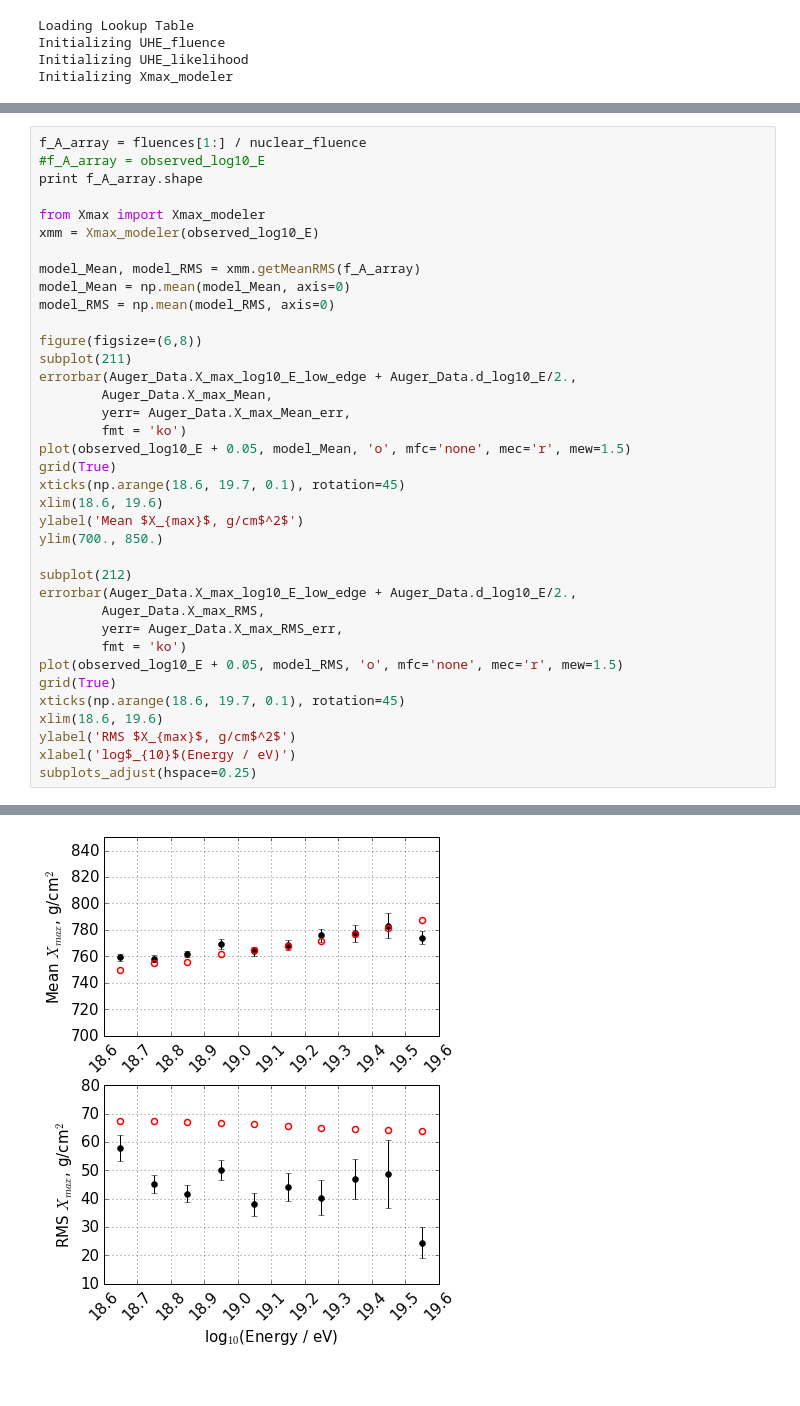
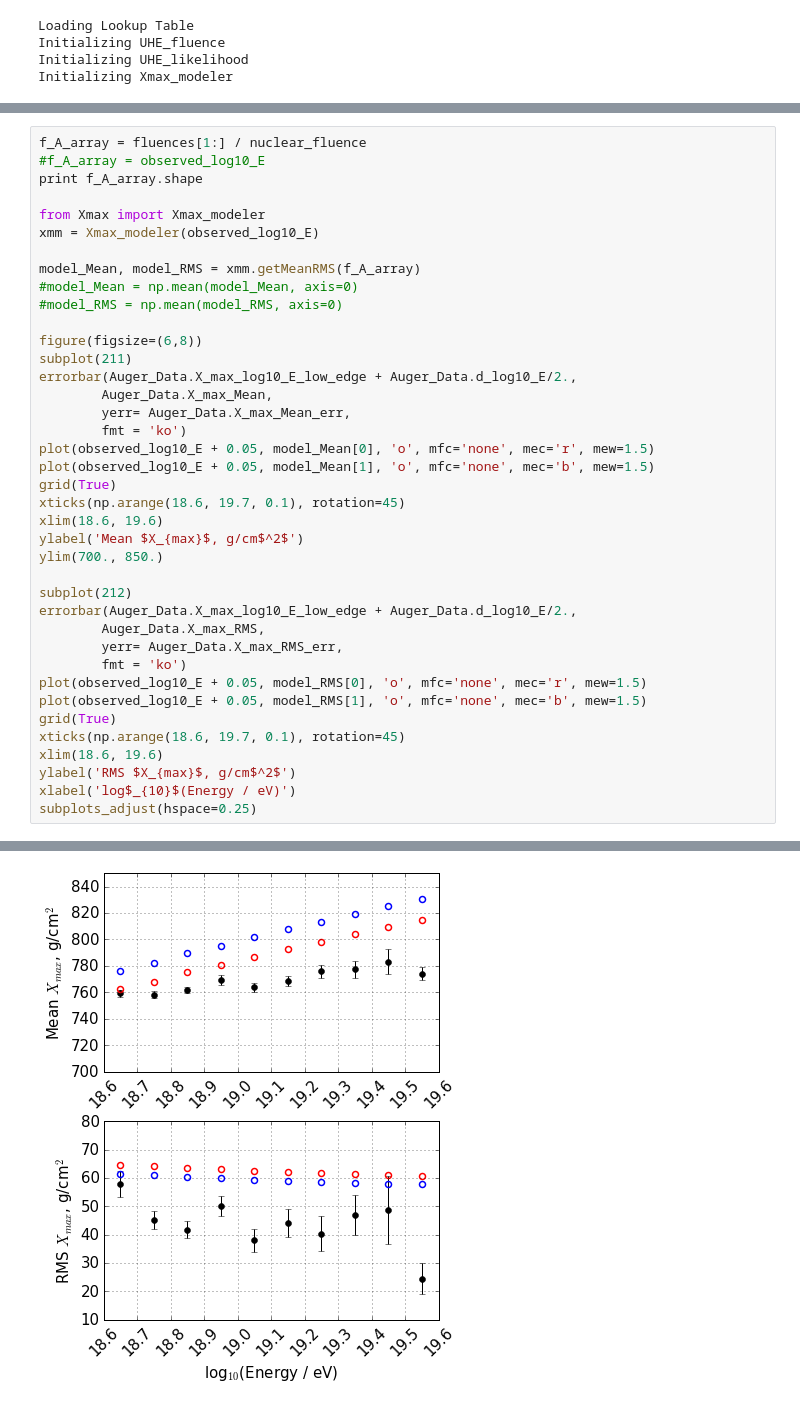
Before and after one commit to afromero/CRANE, a Jupyter notebook: examples/07_Likelihood_w_Xmax.ipynb, the cells around one changed output, grey strips where cells are left out. Drawn from its saved outputs; the diff is of its cells as text.

```diff
--- a/examples/07_Likelihood_w_Xmax.ipynb
+++ b/examples/07_Likelihood_w_Xmax.ipynb
@@ -188,38 +168,40 @@ from Xmax import Xmax_modeler
 xmm = Xmax_modeler(observed_log10_E)
 
 model_Mean, model_RMS = xmm.getMeanRMS(f_A_array)
-model_Mean = np.mean(model_Mean, axis=0)
-model_RMS = np.mean(model_RMS, axis=0)
+#model_Mean = np.mean(model_Mean, axis=0)
+#model_RMS = np.mean(model_RMS, axis=0)
 
 figure(figsize=(6,8))
 subplot(211)
 errorbar(Auger_Data.X_max_log10_E_low_edge + Auger_Data.d_log10_E/2.,
         Auger_Data.X_max_Mean,
         yerr= Auger_Data.X_max_Mean_err,
         fmt = 'ko')
-plot(observed_log10_E + 0.05, model_Mean, 'o', mfc='none', mec='r', mew=1.5)
+plot(observed_log10_E + 0.05, model_Mean[0], 'o', mfc='none', mec='r', mew=1.5)
+plot(observed_log10_E + 0.05, model_Mean[1], 'o', mfc='none', mec='b', mew=1.5)
 grid(True)
 xticks(np.arange(18.6, 19.7, 0.1), rotation=45)
 xlim(18.6, 19.6)
 ylabel('Mean $X_{max}$, g/cm$^2$')
 ylim(700., 850.)
 
 subplot(212)
 errorbar(Auger_Data.X_max_log10_E_low_edge + Auger_Data.d_log10_E/2.,
         Auger_Data.X_max_RMS,
         yerr= Auger_Data.X_max_RMS_err,
         fmt = 'ko')
-plot(observed_log10_E + 0.05, model_RMS, 'o', mfc='none', mec='r', mew=1.5)
+plot(observed_log10_E + 0.05, model_RMS[0], 'o', mfc='none', mec='r', mew=1.5)
+plot(observed_log10_E + 0.05, model_RMS[1], 'o', mfc='none', mec='b', mew=1.5)
 grid(True)
 xticks(np.arange(18.6, 19.7, 0.1), rotation=45)
 xlim(18.6, 19.6)
 ylabel('RMS $X_{max}$, g/cm$^2$')
 xlabel('log$_{10}$(Energy / eV)')
 subplots_adjust(hspace=0.25)
 # %% [output]
 (56, 100)
 Initializing Xmax_modeler
-[figure, old version]
+[figure, new version]
 # %%
 # Example of applying minimization to improve the solution (at least locally speaking.)
 # initial parameter optimization
```
Also changed, not shown: parts of 5 cells of this notebook, 2 other files.
